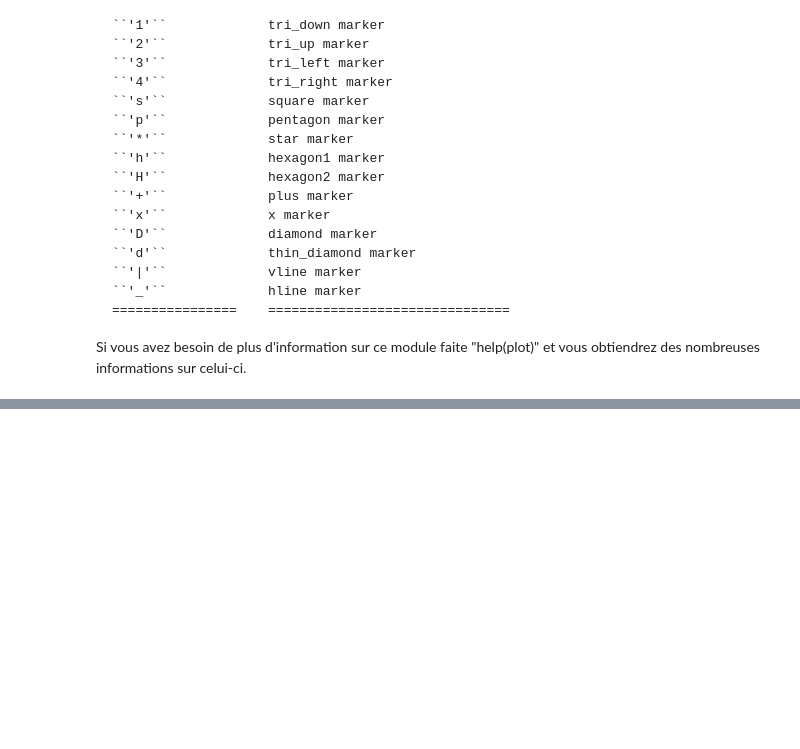
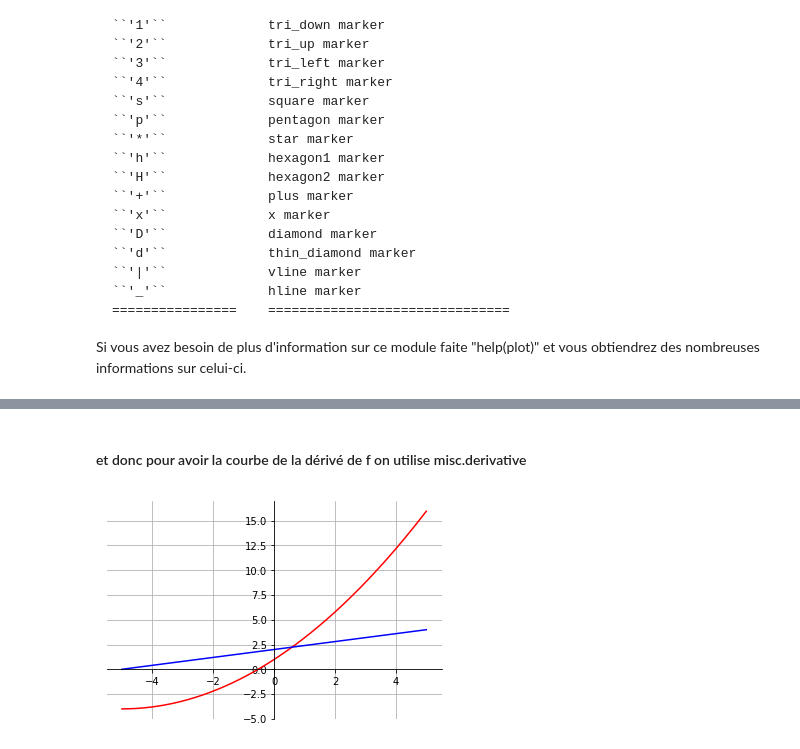
Before and after one commit to Julesargouarch/ISN, a Jupyter notebook: Simulation+Physique+(1)+(1).ipynb, the cells around one changed output, grey strips where cells are left out. Cells and saved outputs as stored; diff of their text form; code cells hidden in the pictures; blank space fills up the shorter version.

```diff
--- a/Simulation+Physique+(1)+(1).ipynb
+++ b/Simulation+Physique+(1)+(1).ipynb
@@ -258,0 +311,33 @@ class int(object)
+# %% [markdown]
+#### et donc pour avoir la courbe de la dérivé de f on utilise misc.derivative
+# %%
+from pylab import *
+from scipy import misc
+
+ax = subplot(111)
+
+def fonction(x):
+    return 0.2*x*x+2*x+1
+
+x = arange(-5.0, 5.0, 0.01)
+
+y = fonction(x)
+
+plot(x, y,'r-')
+
+yp = misc.derivative(fonction, x)
+
+plot(x, yp,'b-')
+
+#La dérivé est en bleu et la fonction de base en rouge
+
+grid(True)
+
+ax.spines['left'].set_position('zero')
+ax.spines['right'].set_color('none')
+ax.spines['bottom'].set_position('zero')
+ax.spines['top'].set_color('none')
+
+show()
+# %% [output]
+[figure, added]
```
Also changed, not shown: parts of 21 cells of this notebook.
